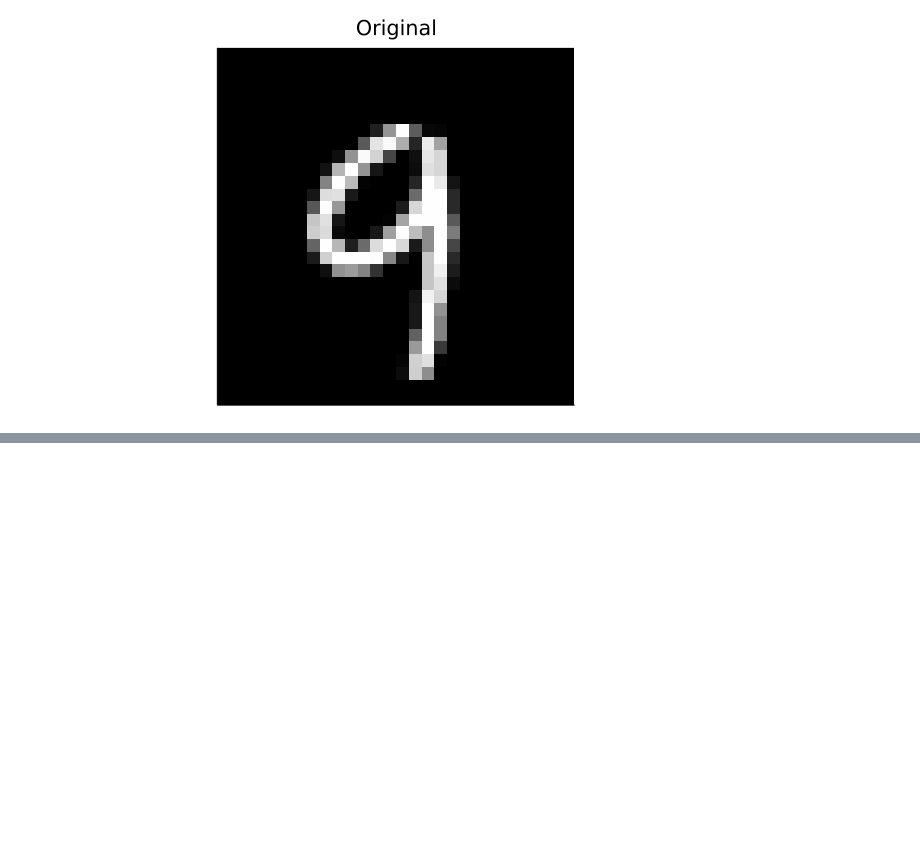
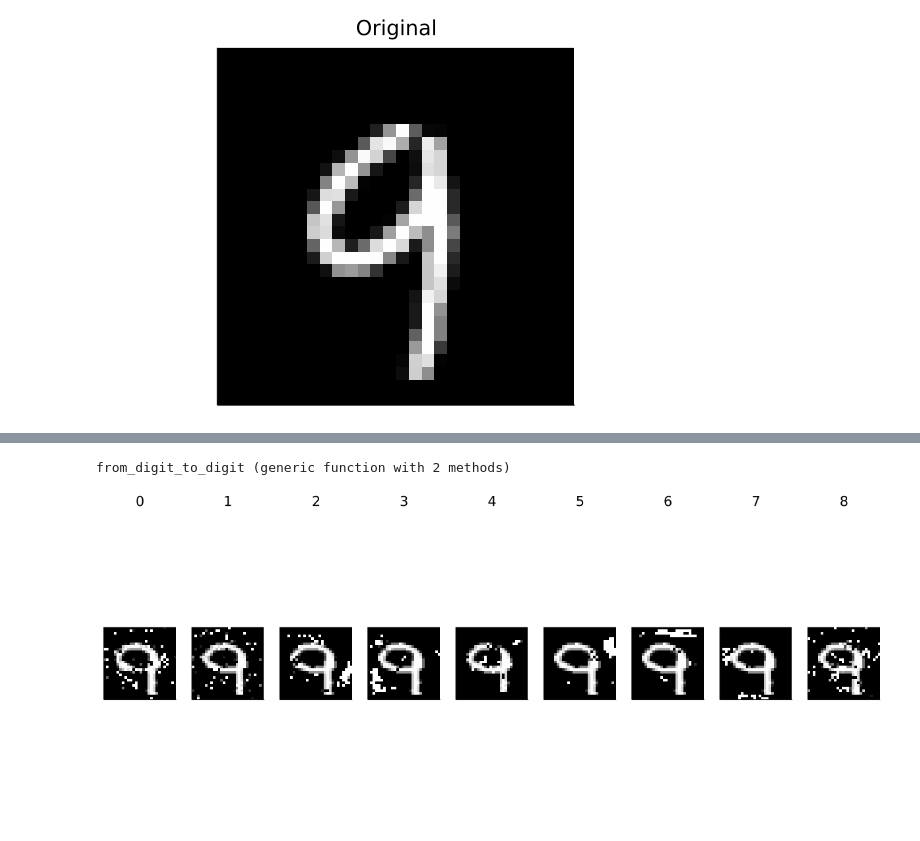
Before and after one commit to JuliaTrustworthyAI/CounterfactualExplanations.jl, a Jupyter notebook: docs/src/examples/image/MNIST.ipynb, the cells around one changed output, grey strips where cells are left out. Drawn from its saved outputs; the diff is of its cells as text; code cells hidden in the pictures; blank space fills up the shorter version.

```diff
--- a/docs/src/examples/image/MNIST.ipynb
+++ b/docs/src/examples/image/MNIST.ipynb
@@ -176,0 +179,37 @@ savefig(plt, "www/MNIST_9to4.png")
+# %%
+using Random
+
+# Single:
+function from_digit_to_digit(from, to, generator, model; γ=0.95, x=x, y=y, seed=1234, T=1000)
+
+    Random.seed!(seed)
+
+    candidates = findall(onecold(y,0:9).==from)
+    x̅ = Flux.unsqueeze(x[:,rand(candidates)],2)
+    target = to + 1
+    recourse = generate_recourse(generator, x̅, model, target, γ; feasible_range=(0.0,1.0), T=T)
+
+    return recourse
+end
+
+# Multiple:
+function from_digit_to_digit(from, to, generator::Dict, model::Dict; γ=0.95, x=x, y=y, seed=1234, T=1000)
+
+    Random.seed!(seed)
+
+    candidates = findall(onecold(y,0:9).==from)
+    x̅ = Flux.unsqueeze(x[:,rand(candidates)],2)
+    target = to + 1
+    recourses = Dict()
+
+    for (k_gen,v_gen) ∈ generators
+        for (k_mod,v_mod) ∈ models
+            k = k_mod * " - " * k_gen
+            recourses[k] = generate_recourse(v_gen, x̅, v_mod, target, γ; feasible_range=(0.0,1.0), T=T)
+        end
+    end
+
+    return recourses
+end
+# %% [output]
+from_digit_to_digit (generic function with 2 methods)
@@ -176,0 +243,7 @@ savefig(plt, "www/MNIST_9to4.png")
+# %%
+from = 9
+recourses = map(d -> from_digit_to_digit(from,d,GreedyGenerator(0.1,15,:logitcrossentropy,nothing),𝑴_ensemble;T=2500),filter(x -> x!=from, Vector(0:9)))
+plts = [plot(convert2image(reshape(rec.x̲,Int(sqrt(input_dim)),Int(sqrt(input_dim)))),title=rec.target-1) for rec in recourses]
+plot(plts...,layout=(1,length(plts)),axis=nothing,size=(1200,500))
+# %% [output]
+[figure, added]
```
Also changed, not shown: parts of 11 cells of this notebook, 21 other files.
